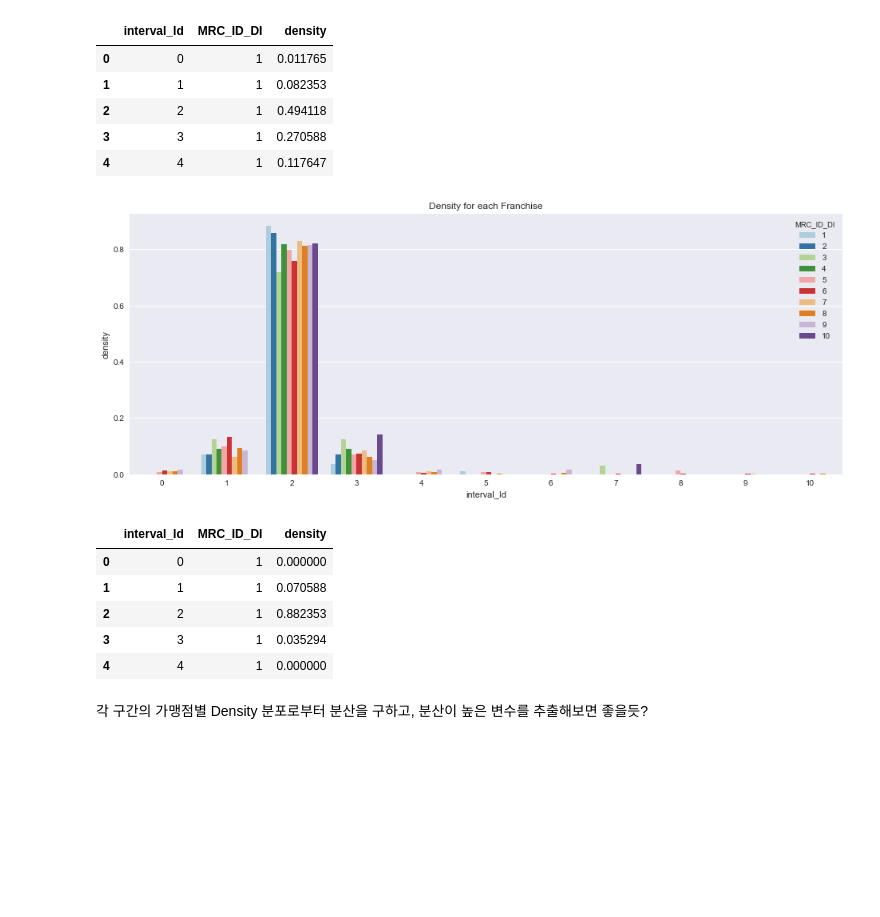
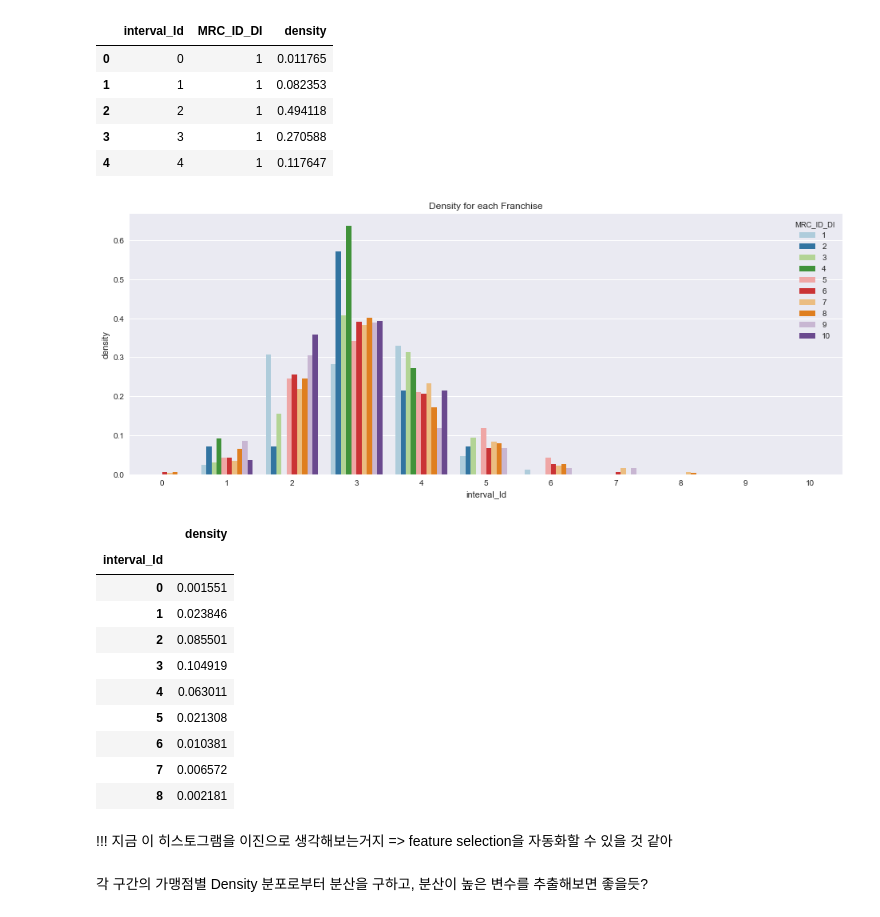
Before and after one commit to ilovemyminutes/SamsungCard2020, a Jupyter notebook: preprocess/preprocessing_histogram_featureExtraction.ipynb, the cells around one changed output. Saved outputs shown, nothing was run; the diff lists cells and outputs as text; code cells hidden in the pictures; blank space fills up the shorter version.

Commit message:
found statistics for feature selection

```diff
--- a/preprocess/preprocessing_histogram_featureExtraction.ipynb
+++ b/preprocess/preprocessing_histogram_featureExtraction.ipynb
@@ -164,12 +164,34 @@ print('가맹점 별 Frequency', frenchiseFreq)
 각 구간마다 유달리 Density가 높은 가맹점이 있으면, 그 가맹점의 특징이라고 볼 수 있겠지
 또한, 시각적인 확인에는 한계가 있으니, 수치적인 기준을 가지고 전체 VAR 변수들에 대해 일반화된 preprocessing을 고민해봐야 함
 # %%
-def showFranchiseDensity(var_num, bins=11, data=None, franchise_group=None, figsize=(16,6)):
+def showFranchiseDensity(var_num, bins=11, data=None, franchise_group=None,
+                         plot=True, figsize=(16,6)):
     if data is None:
         data = train_raw.copy()
     if franchise_group is None:
+        frequency_table = (train_raw['MRC_ID_DI']
+                           .value_counts()
+                           .to_frame('Freq')
+                           .reset_index()
+                           .rename({'index': 'MRC_ID_DI'}, axis=1))
+
+        franchiseFreq = {row['MRC_ID_DI']:row['Freq']
+                         for _, row in frequency_table.iterrows()}
         franchise_group = [i for i in range(11)]
-    var = 'VAR' + str(var_num).zfill(3)
+    else:
+        frequency_table = (data['MRC_ID_DI']
+                           .value_counts()
+                           .to_frame('Freq')
+                           .reset_index()
+                           .rename({'index': 'MRC_ID_DI'}, axis=1))
+
+        franchiseFreq = {row['MRC_ID_DI']:row['Freq']
+                         for _, row in frequency_table.iterrows()}
+    if isinstance(var_num, int):
+        var = 'VAR' + str(var_num).zfill(3)
+    else:
+        var = var_num
+
     partial = data[[var, 'MRC_ID_DI']]
     hist, quantiles =  np.histogram(partial.iloc[:, 0], bins=bins)
 
@@ -181,7 +203,7 @@ def showFranchiseDensity(var_num, bins=11, data=None, franchise_group=None, figs
             density = (len(partialpartial[
                 (partialpartial[var] >= quantiles[i]) &
                 (partialpartial[var] <= quantiles[i + 1])
-            ]) / frenchiseFreq[group])
+            ]) / franchiseFreq[group])
             density_list.append(density)
         result_raw[group] = density_list
 
@@ -192,11 +214,13 @@ def showFranchiseDensity(var_num, bins=11, data=None, franchise_group=None, figs
         , id_vars='interval_Id')
                   .rename({'variable':'MRC_ID_DI', 'value':'density'}, axis=1))
 
-    plt.figure(figsize=figsize)
-    sns.barplot(x='interval_Id', y='density', hue='MRC_ID_DI', data=result,
-               palette=sns.color_palette("Paired"))
-    plt.title('Density for each Franchise')
-    plt.show()
+    if plot:
+        plt.figure(figsize=figsize)
+        sns.barplot(x='interval_Id', y='density', hue='MRC_ID_DI', data=result,
+                   palette=sns.color_palette("Paired"))
+        plt.title('Density for each Franchise')
+        plt.show()
+
     return result
 # %% [markdown]
 > 예: VAR084
@@ -227,16 +251,23 @@ temp.head()
 | 3 | 3 | 1 | 0.270588 |
 | 4 | 4 | 1 | 0.117647 |
 # %%
-temp = showFranchiseDensity(var_num=20, franchise_group=range(1,11))
-temp.head()
+temp = showFranchiseDensity(var_num=81, franchise_group=range(1,11))
+temp[temp['density'] != 0].groupby('interval_Id').std()
 # %% [output]
-[figure, old version]
+[figure, new version]
-|  | interval_Id | MRC_ID_DI | density |
-| 0 | 0 | 1 | 0.000000 |
-| 1 | 1 | 1 | 0.070588 |
-| 2 | 2 | 1 | 0.882353 |
-| 3 | 3 | 1 | 0.035294 |
-| 4 | 4 | 1 | 0.000000 |
+|  | density |
+| interval_Id |  |
+| 0 | 0.001551 |
+| 1 | 0.023846 |
+| 2 | 0.085501 |
+| 3 | 0.104919 |
+| 4 | 0.063011 |
+| 5 | 0.021308 |
+| 6 | 0.010381 |
+| 7 | 0.006572 |
+| 8 | 0.002181 |
+# %% [markdown]
+!!! 지금 이 히스토그램을 이진으로 생각해보는거지 => feature selection을 자동화할 수 있을 것 같아
 # %% [markdown]
 각 구간의 가맹점별 Density 분포로부터 분산을 구하고, 분산이 높은 변수를 추출해보면 좋을듯?
 # %%
```
Also changed, not shown: parts of 9 cells of this notebook.
